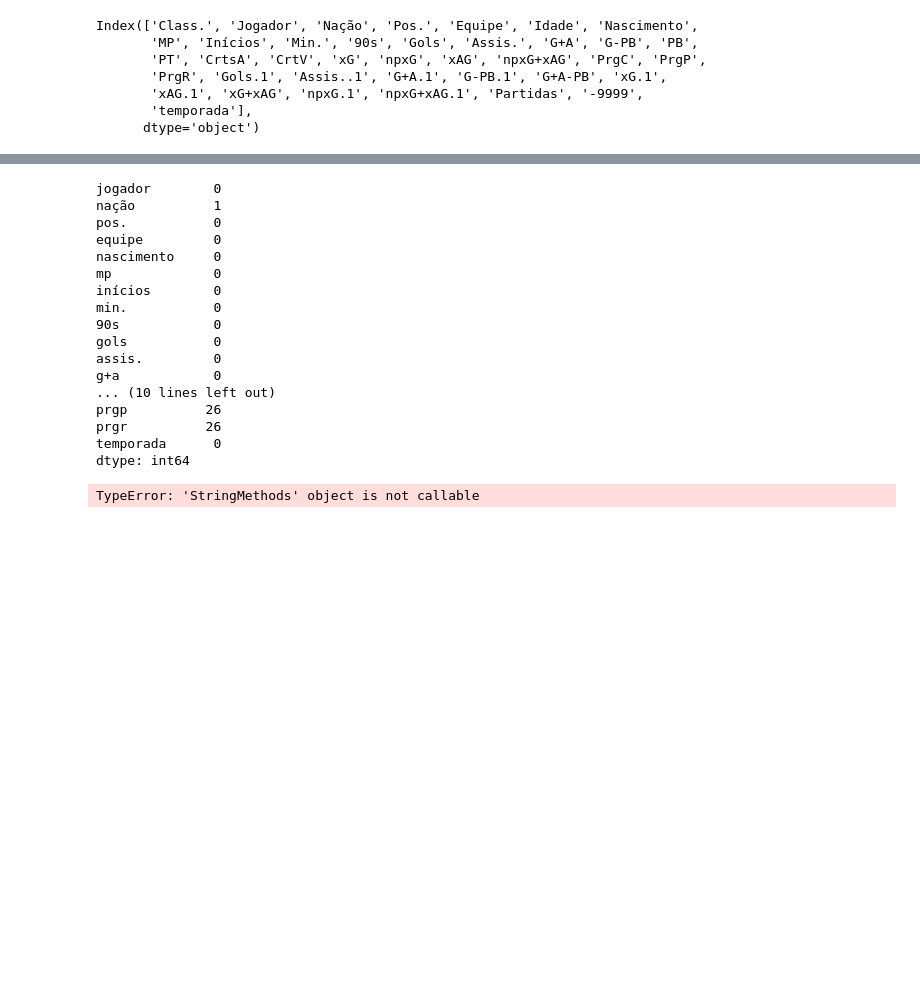
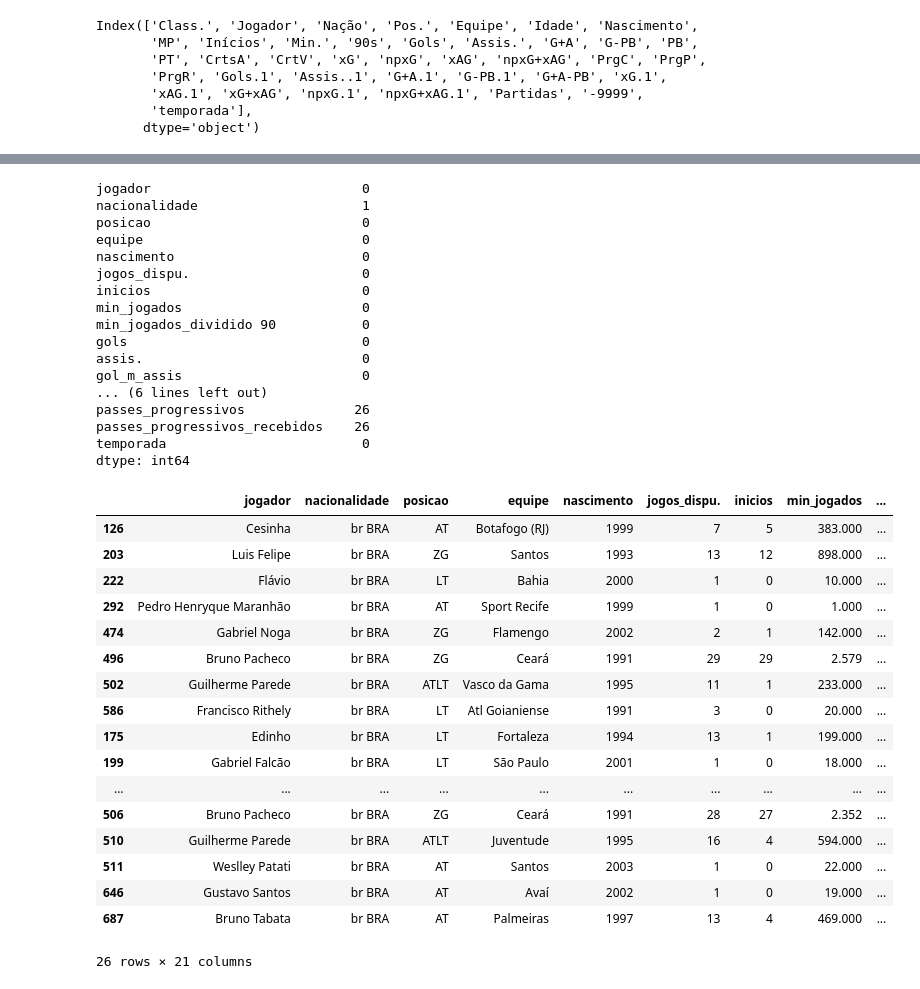
Before and after one commit to vbddinho/puc_minas_machine, a Jupyter notebook: plano2.ipynb, the cells around one changed output, grey strips where cells are left out. Saved outputs shown, nothing was run; the diff lists cells and outputs as text; code cells hidden in the pictures; blank space fills up the shorter version.

```diff
--- a/plano2.ipynb
+++ b/plano2.ipynb
@@ -62,8 +145,13 @@ Index(['Class.', 'Jogador', 'Nação', 'Pos.', 'Equipe', 'Idade', 'Nascimento',
       dtype='object')
 # %%
 df = df.drop(columns=['-9999','Partidas', 'Gols.1', 'Assis..1', 'G+A.1', 'G-PB.1', 'G+A-PB', 'xG.1',
-       'xAG.1', 'xG+xAG', 'npxG.1', 'npxG+xAG.1','Idade','Class.'])
+       'xAG.1', 'xG+xAG', 'npxG.1', 'npxG+xAG.1','Idade','Class.','xG', 'npxG', 'xAG', 'npxG+xAG'])
 
 df.columns = df.columns.str.lower()
+# %%
+df.columns = ['jogador', 'nacionalidade', 'posicao', 'equipe', 'nascimento', 'jogos_dispu.', 'inicios',
+       'min_jogados', 'min_jogados_dividido 90', 'gols', 'assis.', 'gol_m_assis', 'gols_normais', 'penalti_batatidos', 'penalti_tentados', 'crts_a',
+       'crt_v',  'carregadas_progressivas', 'passes_progressivos', 'passes_progressivos_recebidos',
+       'temporada']
 # %%
-df.columns = df.columns.str.lower()
+df.columns
@@ -90,24 +185,45 @@ memory usage: 456.4+ KB
 # %%
 df.isna().sum()
 # %% [output]
-jogador        0
-nação          1
-pos.           0
-equipe         0
-nascimento     0
-mp             0
-inícios        0
-min.           0
-90s            0
-gols           0
-assis.         0
-g+a            0
-... (10 lines left out)
-prgp          26
-prgr          26
-temporada      0
+jogador                           0
+nacionalidade                     1
+posicao                           0
+equipe                            0
+nascimento                        0
+jogos_dispu.                      0
+inicios                           0
+min_jogados                       0
+min_jogados_dividido 90           0
+gols                              0
+assis.                            0
+gol_m_assis                       0
+... (6 lines left out)
+passes_progressivos              26
+passes_progressivos_recebidos    26
+temporada                         0
 dtype: int64
-# %%
-df[(df['nação'].str() == '')]
-# %% [output]
-TypeError: 'StringMethods' object is not callable
+# %%
+#Verifica as linhas que estão NA
+df[(df.nacionalidade.isna())]
+df[(df.carregadas_progressivas.isna())]
+df[(df.passes_progressivos.isna())]
+df[(df.passes_progressivos_recebidos.isna())]
+# %% [output]
+|  | jogador | nacionalidade | posicao | equipe | nascimento | jogos_dispu. | inicios | min_jogados | ... |
+| 126 | Cesinha | br BRA | AT | Botafogo (RJ) | 1999 | 7 | 5 | 383.000 | ... |
+| 203 | Luis Felipe | br BRA | ZG | Santos | 1993 | 13 | 12 | 898.000 | ... |
+| 222 | Flávio | br BRA | LT | Bahia | 2000 | 1 | 0 | 10.000 | ... |
+| 292 | Pedro Henryque Maranhão | br BRA | AT | Sport Recife | 1999 | 1 | 0 | 1.000 | ... |
+| 474 | Gabriel Noga | br BRA | ZG | Flamengo | 2002 | 2 | 1 | 142.000 | ... |
+| 496 | Bruno Pacheco | br BRA | ZG | Ceará | 1991 | 29 | 29 | 2.579 | ... |
+| 502 | Guilherme Parede | br BRA | ATLT | Vasco da Gama | 1995 | 11 | 1 | 233.000 | ... |
+| 586 | Francisco Rithely | br BRA | LT | Atl Goianiense | 1991 | 3 | 0 | 20.000 | ... |
+| 175 | Edinho | br BRA | LT | Fortaleza | 1994 | 13 | 1 | 199.000 | ... |
+| 199 | Gabriel Falcão | br BRA | LT | São Paulo | 2001 | 1 | 0 | 18.000 | ... |
+| ... | ... | ... | ... | ... | ... | ... | ... | ... | ... |
+| 506 | Bruno Pacheco | br BRA | ZG | Ceará | 1991 | 28 | 27 | 2.352 | ... |
+| 510 | Guilherme Parede | br BRA | ATLT | Juventude | 1995 | 16 | 4 | 594.000 | ... |
+| 511 | Weslley Patati | br BRA | AT | Santos | 2003 | 1 | 0 | 22.000 | ... |
+| 646 | Gustavo Santos | br BRA | AT | Avaí | 2002 | 1 | 0 | 19.000 | ... |
+| 687 | Bruno Tabata | br BRA | AT | Palmeiras | 1997 | 13 | 4 | 469.000 | ... |
+26 rows × 21 columns
```
Also changed, not shown: parts of 11 cells of this notebook.
